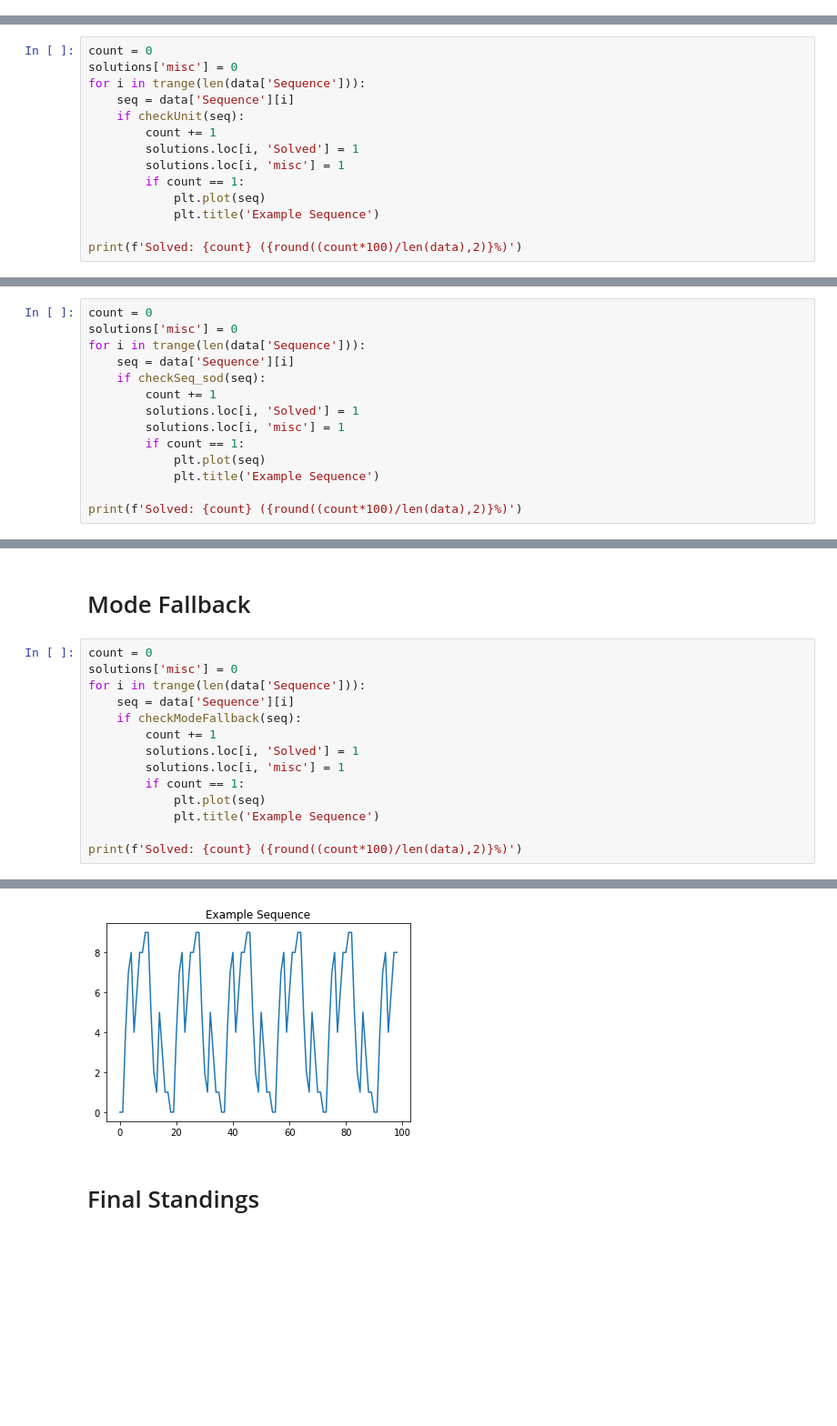
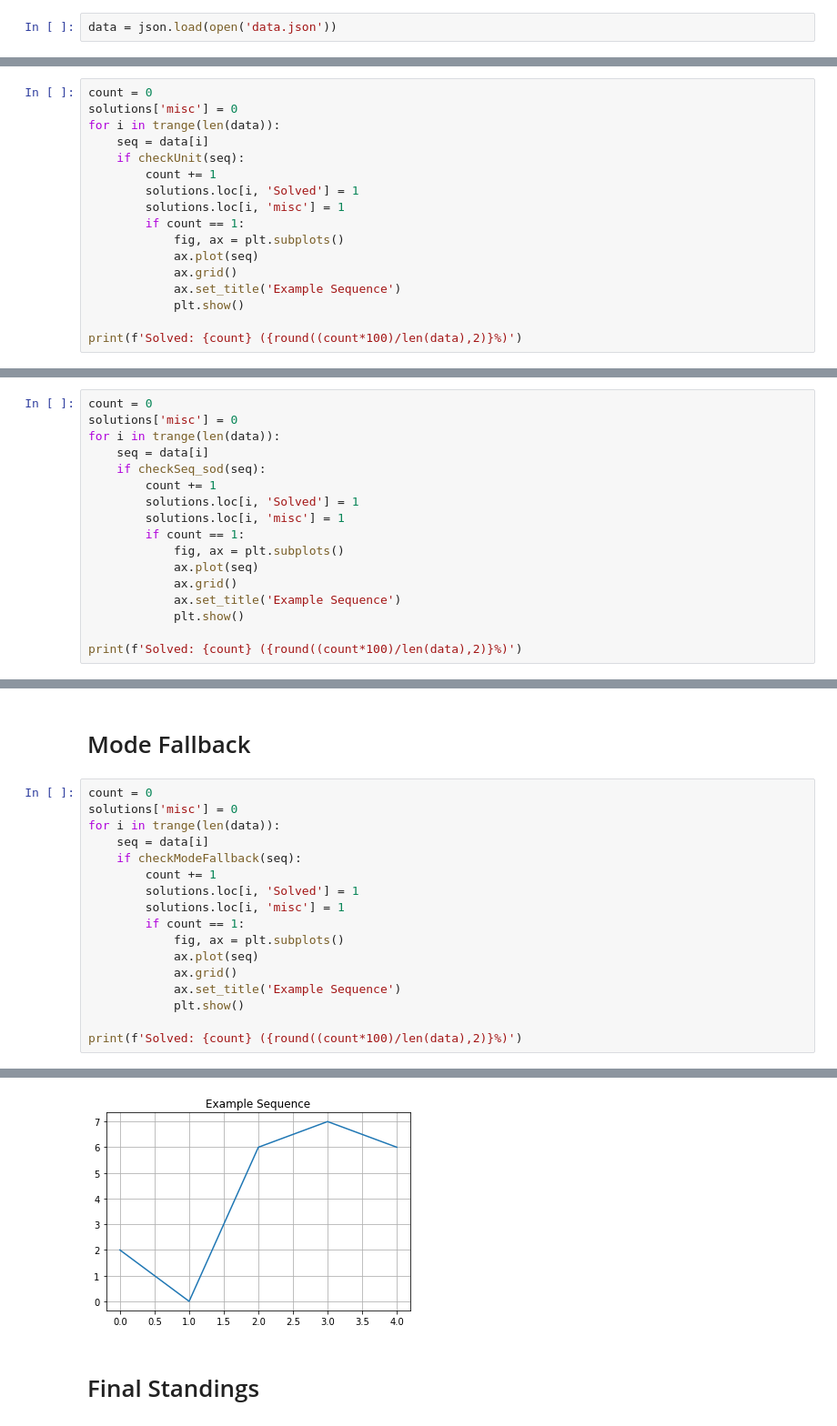
Before and after one commit to Ritvik19/Integer-Sequence-Learning, a Jupyter notebook: 04 MiscSequences.ipynb, the cells around one changed output, grey strips where cells are left out. Shown at 91% size. Saved outputs shown, nothing was run; the diff lists cells and outputs as text; blank space fills up the shorter version.

```diff
--- a/04 MiscSequences.ipynb
+++ b/04 MiscSequences.ipynb
@@ -18,2 +13,4 @@ data['Sequence'] = data['Sequence'].progress_apply(eval)
+# %%
+data = json.load(open('data.json'))
 # %%
 solutions = pd.read_csv('Solutions.csv')
@@ -32,15 +21,18 @@ from sequences.miscellaneous import *
 # %%
 count = 0
 solutions['misc'] = 0
-for i in trange(len(data['Sequence'])):
-    seq = data['Sequence'][i]
+for i in trange(len(data)):
+    seq = data[i]
     if checkUnit(seq):
         count += 1
         solutions.loc[i, 'Solved'] = 1
         solutions.loc[i, 'misc'] = 1
         if count == 1:
-            plt.plot(seq)
-            plt.title('Example Sequence')
+            fig, ax = plt.subplots()
+            ax.plot(seq)
+            ax.grid()
+            ax.set_title('Example Sequence')
+            plt.show()
 
 print(f'Solved: {count} ({round((count*100)/len(data),2)}%)')
 # %% [output]
@@ -52,15 +44,18 @@ Solved: 35 (0.02%)
 # %%
 count = 0
 solutions['misc'] = 0
-for i in trange(len(data['Sequence'])):
-    seq = data['Sequence'][i]
+for i in trange(len(data)):
+    seq = data[i]
     if checkSeq_sod(seq):
         count += 1
         solutions.loc[i, 'Solved'] = 1
         solutions.loc[i, 'misc'] = 1
         if count == 1:
-            plt.plot(seq)
-            plt.title('Example Sequence')
+            fig, ax = plt.subplots()
+            ax.plot(seq)
+            ax.grid()
+            ax.set_title('Example Sequence')
+            plt.show()
 
 print(f'Solved: {count} ({round((count*100)/len(data),2)}%)')
 # %% [output]
@@ -72,15 +67,18 @@ Solved: 17 (0.01%)
 # %%
 count = 0
 solutions['misc'] = 0
-for i in trange(len(data['Sequence'])):
-    seq = data['Sequence'][i]
+for i in trange(len(data)):
+    seq = data[i]
     if checkModeFallback(seq):
         count += 1
         solutions.loc[i, 'Solved'] = 1
         solutions.loc[i, 'misc'] = 1
         if count == 1:
-            plt.plot(seq)
-            plt.title('Example Sequence')
+            fig, ax = plt.subplots()
+            ax.plot(seq)
+            ax.grid()
+            ax.set_title('Example Sequence')
+            plt.show()
 
 print(f'Solved: {count} ({round((count*100)/len(data),2)}%)')
 # %% [output]
@@ -89,4 +86,4 @@ Solved: 14254 (6.33%)
-[figure, old version]
+[figure, new version]
 # %% [markdown]
 # Final Standings
 # %%
```
Also changed, not shown: parts of 9 cells of this notebook, 2 other files.
